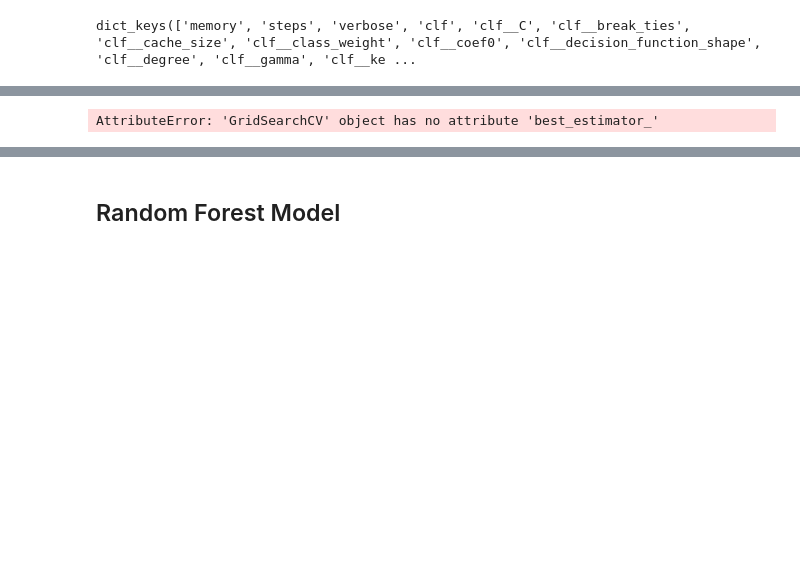
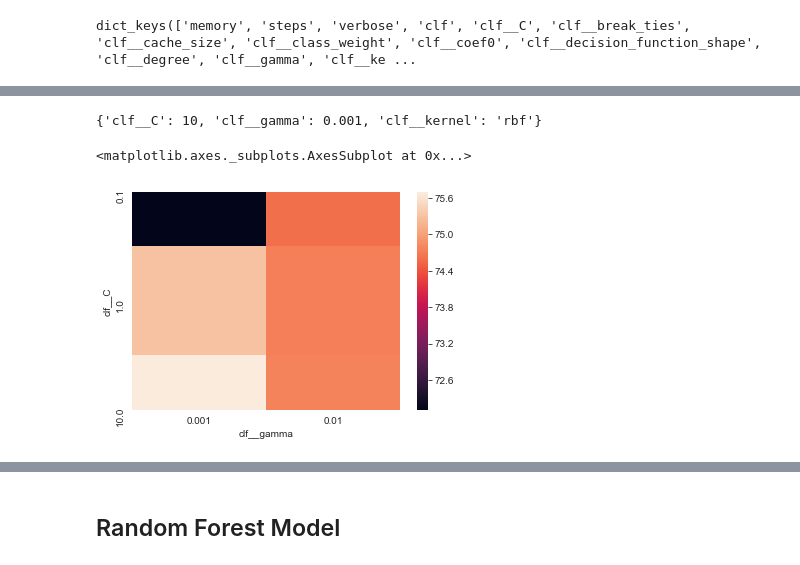
Before and after one commit to Matt-Newton998/Credit-Card-Fraud-Detection-Mod5, a Jupyter notebook: Matt_Workbook.ipynb, the cells around one changed output, grey strips where cells are left out. Saved outputs shown, nothing was run; the diff lists cells and outputs as text; code cells hidden in the pictures; blank space fills up the shorter version.

```diff
--- a/Matt_Workbook.ipynb
+++ b/Matt_Workbook.ipynb
@@ -761,8 +921,8 @@ Fitting 3 folds for each of 27 candidates, totalling 81 fits
 # %%
 best_model = gs_svm.best_estimator_
-scores(best_model,X_train_smote,X_val,y_train_smote,y_val)
+# scores(best_model,X_train_smote,X_val,y_train_smote,y_val)
 print(gs_svm.best_params_)
 # %% [output]
-AttributeError: 'GridSearchCV' object has no attribute 'best_estimator_'
+{'clf__C': 10, 'clf__gamma': 0.001, 'clf__kernel': 'rbf'}
 # %%
 opt_svm = GS_Output_DataFrame(gs_svm)
@@ -768,0 +930,8 @@ opt_svm = GS_Output_DataFrame(gs_svm)
+# %%
+opt_svm = pd.read_csv('SVM_Broad_Results.csv')
+opt_svm.sort(by='mean_test_score')
+# %%
+sns.heatmap(pd.pivot_table(opt_svm,index='clf__C',columns='clf__gamma',values='mean_train_score')*100)
+# %% [output]
+<matplotlib.axes._subplots.AxesSubplot at 0x...>
+[figure, added]
```
Also changed, not shown: parts of 77 cells of this notebook, 2 other files.
